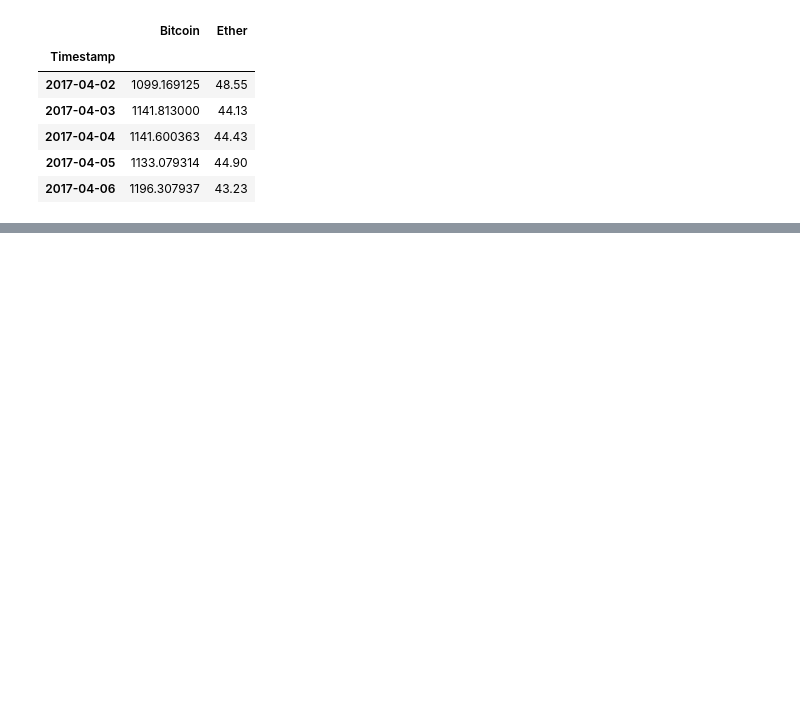
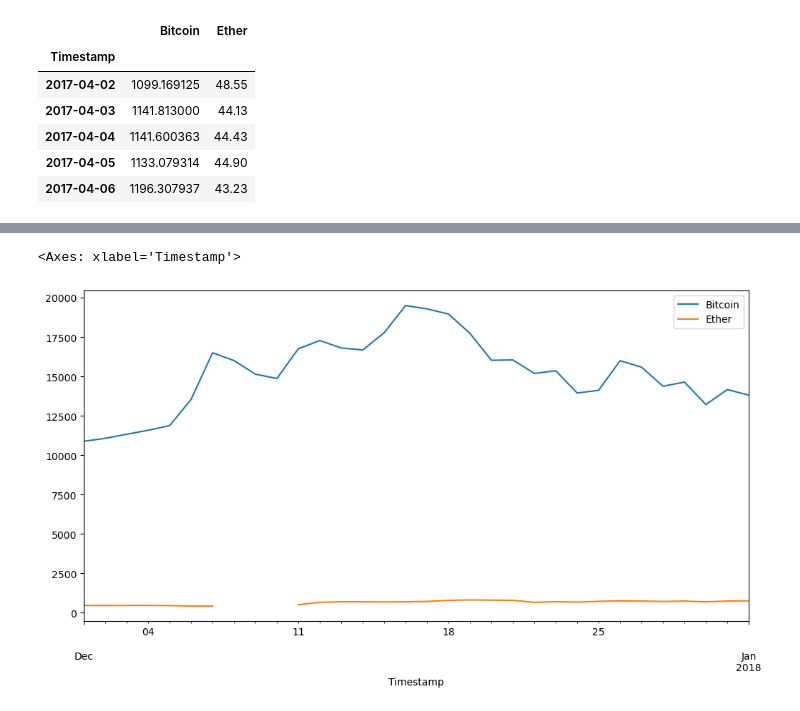
Before and after one commit to MateusViotto/Studying-Data-Analysis-with-Python, a Jupyter notebook: Introduction Pandas.ipynb, the cells around one changed output, grey strips where cells are left out. Drawn from its saved outputs; the diff is of its cells as text; code cells hidden in the pictures; blank space fills up the shorter version.

```diff
--- a/Introduction Pandas.ipynb
+++ b/Introduction Pandas.ipynb
@@ -1399,0 +1405,5 @@ prices.head()
+# %%
+prices.loc['2017-12-01':'2018-01-01'].plot(figsize=(12, 6))
+# %% [output]
+<Axes: xlabel='Timestamp'>
+[figure, added]
```
Also changed, not shown: parts of 1 cell of this notebook.
